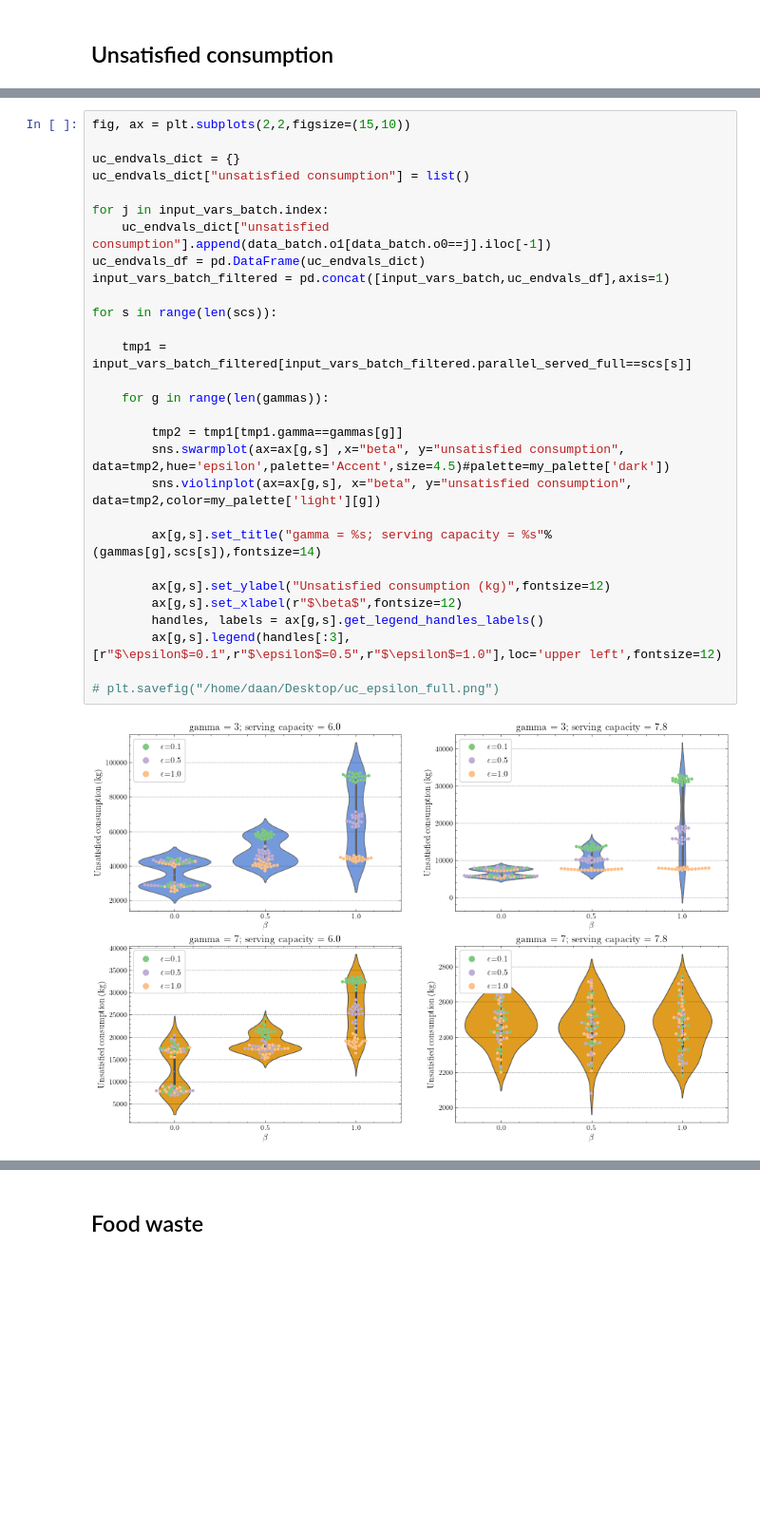
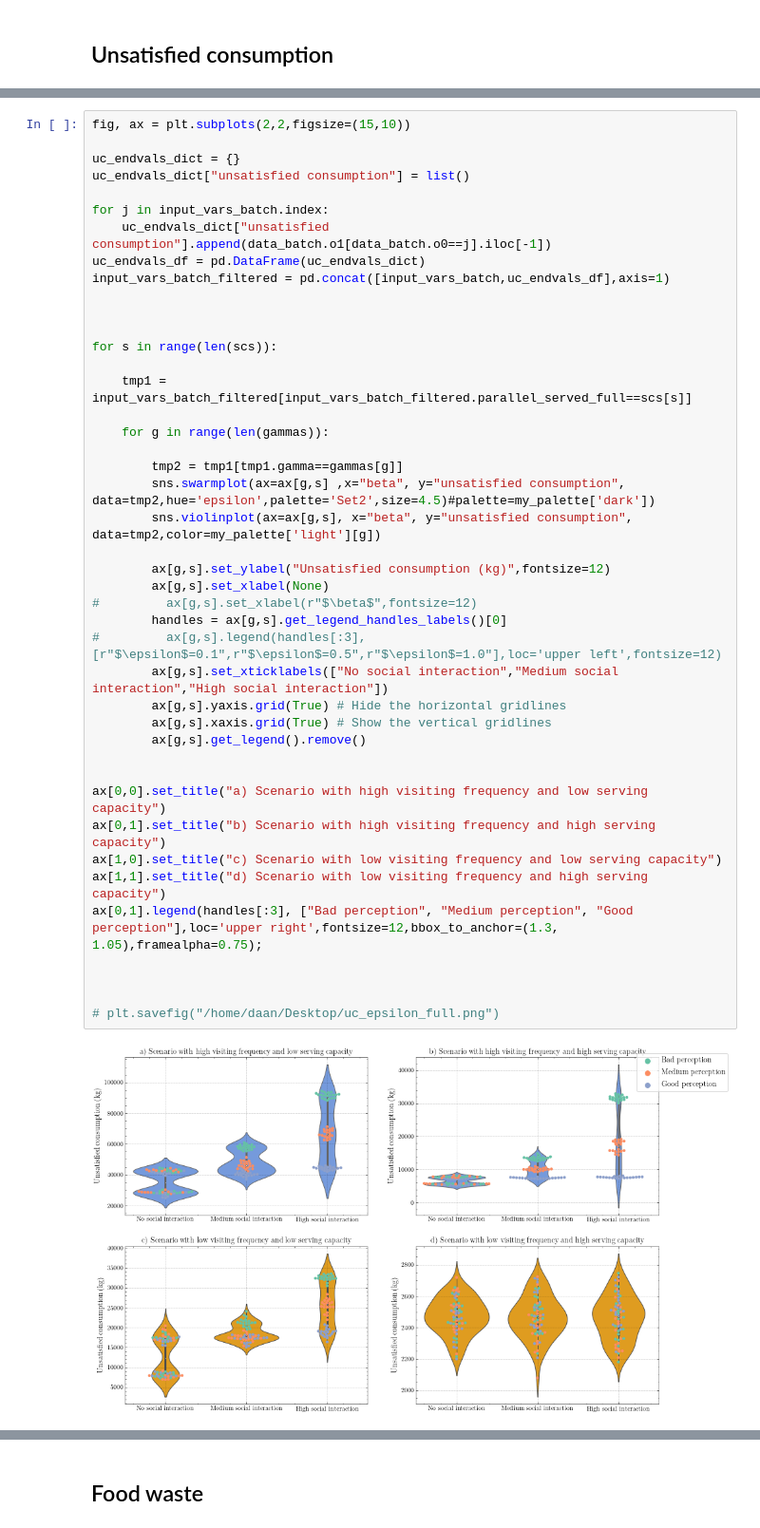
Before and after one commit to daanieo/FATM_ABM, a Jupyter notebook: results/sampling_base/Interpretation_sampling_base.ipynb, the cells around one changed output, grey strips where cells are left out. Shown at 95% size. Cells and saved outputs as stored; diff of their text form; blank space fills up the shorter version.

```diff
--- a/results/sampling_base/Interpretation_sampling_base.ipynb
+++ b/results/sampling_base/Interpretation_sampling_base.ipynb
@@ -105,32 +85,46 @@ for a in ax:
 # %%
 fig, ax = plt.subplots(2,2,figsize=(15,10))
 
 uc_endvals_dict = {}
 uc_endvals_dict["unsatisfied consumption"] = list()
 
 for j in input_vars_batch.index:
     uc_endvals_dict["unsatisfied consumption"].append(data_batch.o1[data_batch.o0==j].iloc[-1])
 uc_endvals_df = pd.DataFrame(uc_endvals_dict)
 input_vars_batch_filtered = pd.concat([input_vars_batch,uc_endvals_df],axis=1)
 
+
+
 for s in range(len(scs)):
 
     tmp1 = input_vars_batch_filtered[input_vars_batch_filtered.parallel_served_full==scs[s]]
 
     for g in range(len(gammas)):
 
         tmp2 = tmp1[tmp1.gamma==gammas[g]]
-        sns.swarmplot(ax=ax[g,s] ,x="beta", y="unsatisfied consumption", data=tmp2,hue='epsilon',palette='Accent',size=4.5)#palette=my_palette['dark'])
+        sns.swarmplot(ax=ax[g,s] ,x="beta", y="unsatisfied consumption", data=tmp2,hue='epsilon',palette='Set2',size=4.5)#palette=my_palette['dark'])
         sns.violinplot(ax=ax[g,s], x="beta", y="unsatisfied consumption", data=tmp2,color=my_palette['light'][g])
 
-        ax[g,s].set_title("gamma = %s; serving capacity = %s"%(gammas[g],scs[s]),fontsize=14)
+        ax[g,s].set_ylabel("Unsatisfied consumption (kg)",fontsize=12)
+        ax[g,s].set_xlabel(None)
+#         ax[g,s].set_xlabel(r"$\beta$",fontsize=12)
+        handles = ax[g,s].get_legend_handles_labels()[0]
+#         ax[g,s].legend(handles[:3], [r"$\epsilon$=0.1",r"$\epsilon$=0.5",r"$\epsilon$=1.0"],loc='upper left',fontsize=12)
+        ax[g,s].set_xticklabels(["No social interaction","Medium social interaction","High social interaction"])
+        ax[g,s].yaxis.grid(True) # Hide the horizontal gridlines
+        ax[g,s].xaxis.grid(True) # Show the vertical gridlines
+        ax[g,s].get_legend().remove()
 
-        ax[g,s].set_ylabel("Unsatisfied consumption (kg)",fontsize=12)
-        ax[g,s].set_xlabel(r"$\beta$",fontsize=12)
-        handles, labels = ax[g,s].get_legend_handles_labels()
-        ax[g,s].legend(handles[:3], [r"$\epsilon$=0.1",r"$\epsilon$=0.5",r"$\epsilon$=1.0"],loc='upper left',fontsize=12)
+
+ax[0,0].set_title("a) Scenario with high visiting frequency and low serving capacity")
+ax[0,1].set_title("b) Scenario with high visiting frequency and high serving capacity")
+ax[1,0].set_title("c) Scenario with low visiting frequency and low serving capacity")
+ax[1,1].set_title("d) Scenario with low visiting frequency and high serving capacity")
+ax[0,1].legend(handles[:3], ["Bad perception", "Medium perception", "Good perception"],loc='upper right',fontsize=12,bbox_to_anchor=(1.3, 1.05),framealpha=0.75);
+
+
 
 # plt.savefig("/home/daan/Desktop/uc_epsilon_full.png")
 # %% [output]
-[figure, old version]
+[figure, new version]
 # %%
```
Also changed, not shown: parts of 24 cells of this notebook, 8 other files.
